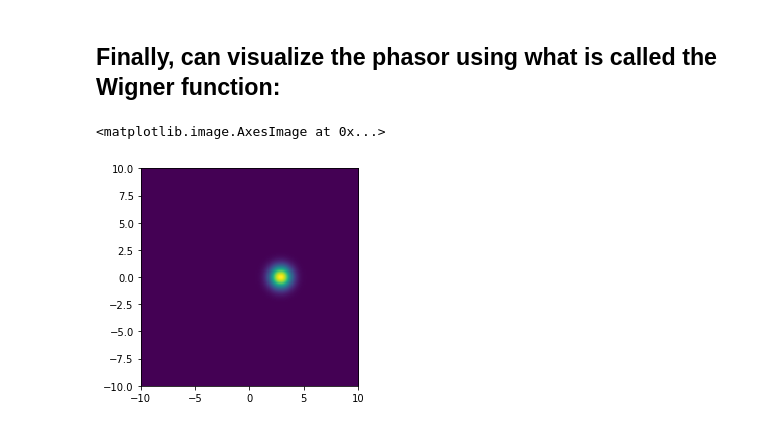
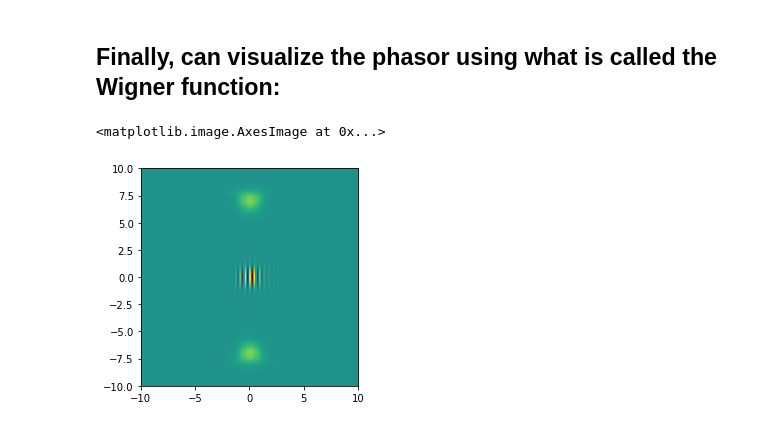
Before and after one commit to amcdawes/QMlabs, a Jupyter notebook: Chapter 12 - SHO.ipynb, the cells around one changed output. Drawn from its saved outputs; the diff is of its cells as text; code cells hidden in the pictures.

```diff
--- a/Chapter 12 - SHO.ipynb
+++ b/Chapter 12 - SHO.ipynb
@@ -62,7 +74,7 @@ plot_fock_distribution(thermal_dm(20,2))
 ## Finally, can visualize the phasor using what is called the Wigner function:
 # %%
 xvec = linspace(-10,10,200) # Create an array for the phase space coordinates.
-plt.imshow(wigner(coherent_dm(40,2),xvec,xvec), extent=[-10,10,-10,10]) # contour plot of Wigner function
+plt.imshow(wigner(coherent(40,5j)+coherent(40,-5j),xvec,xvec), extent=[-10,10,-10,10]) # contour plot of Wigner function
 # %% [output]
 <matplotlib.image.AxesImage at 0x...>
-[figure, old version]
+[figure, new version]
```
Also changed, not shown: parts of 9 cells of this notebook, 1 other file.
